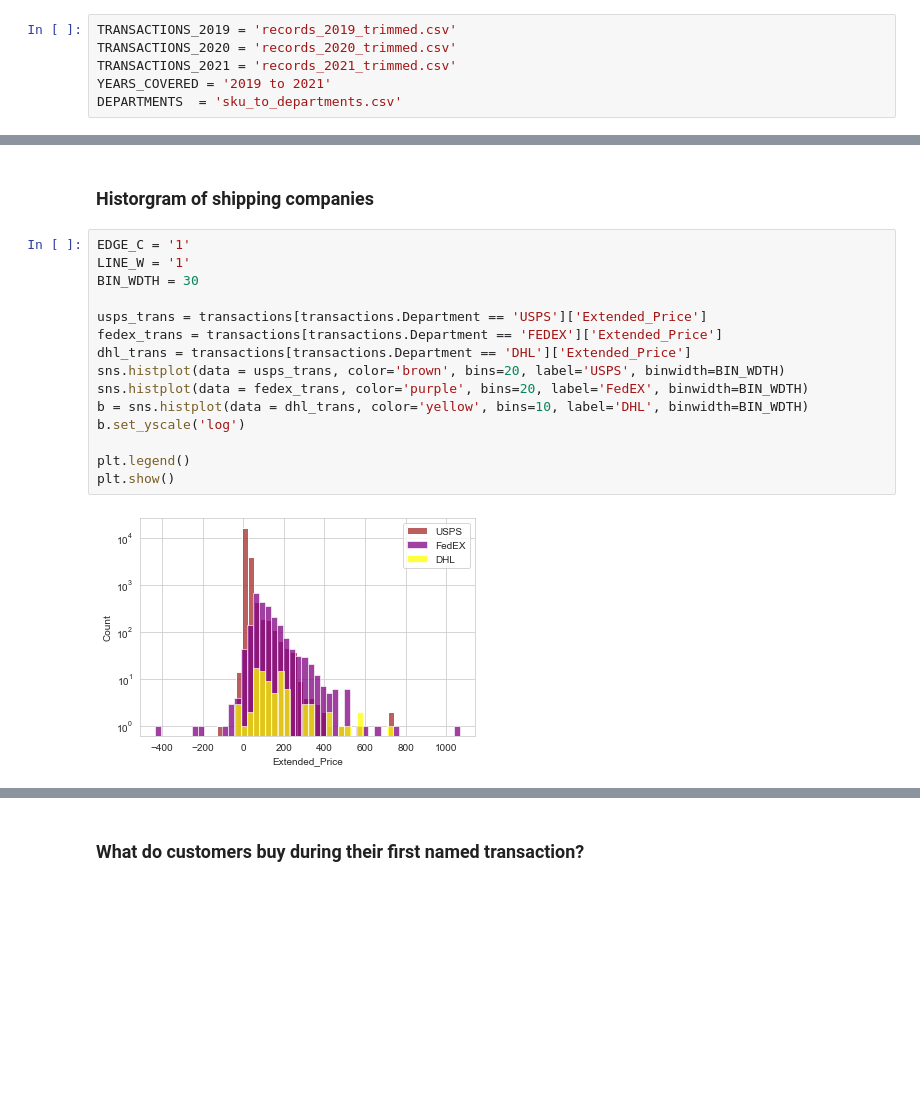
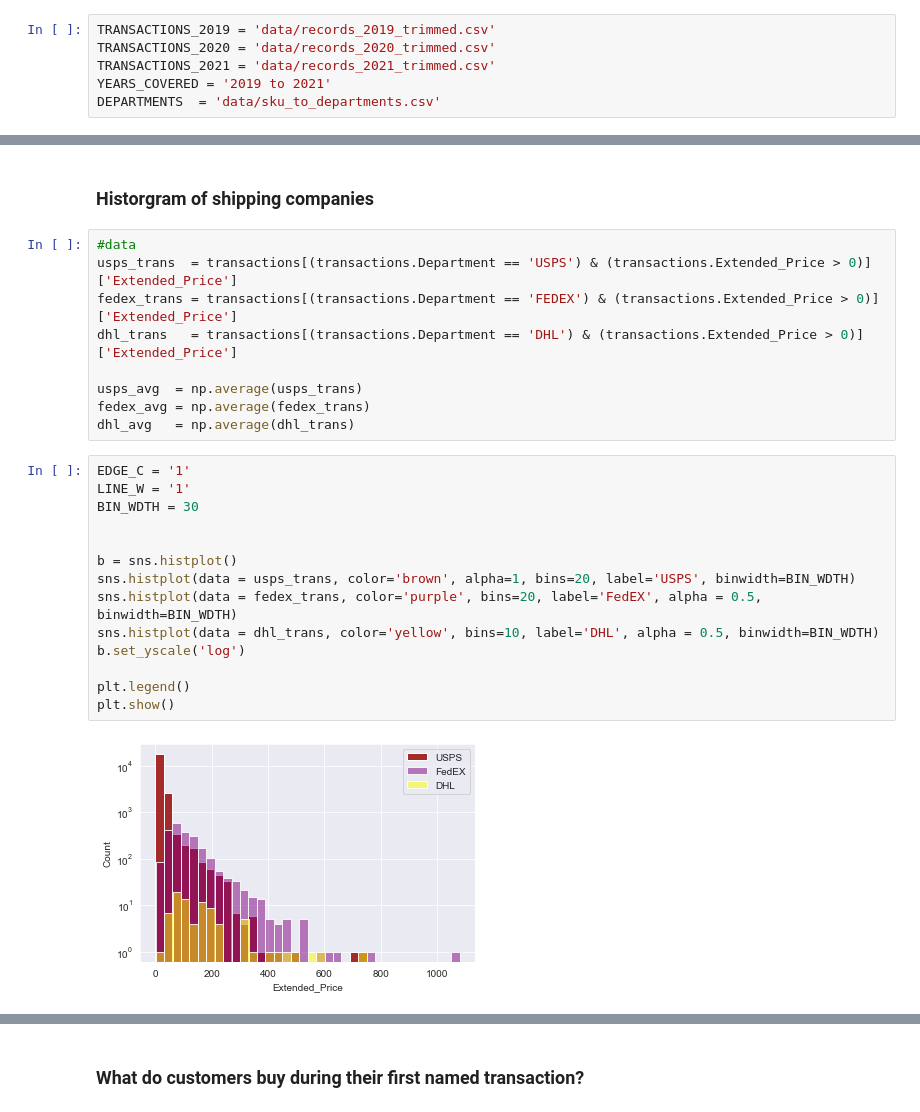
Before and after one commit to chapmanderek/ASAP-Analysis, a Jupyter notebook: asap_notebook.ipynb, the cells around one changed output, grey strips where cells are left out. Drawn from its saved outputs; the diff is of its cells as text; blank space fills up the shorter version.

```diff
--- a/asap_notebook.ipynb
+++ b/asap_notebook.ipynb
@@ -5,11 +5,11 @@
 # %% [markdown]
 ### File Paths
 # %%
-TRANSACTIONS_2019 = 'records_2019_trimmed.csv'
-TRANSACTIONS_2020 = 'records_2020_trimmed.csv'
-TRANSACTIONS_2021 = 'records_2021_trimmed.csv'
+TRANSACTIONS_2019 = 'data/records_2019_trimmed.csv'
+TRANSACTIONS_2020 = 'data/records_2020_trimmed.csv'
+TRANSACTIONS_2021 = 'data/records_2021_trimmed.csv'
 YEARS_COVERED = '2019 to 2021'
-DEPARTMENTS  = 'sku_to_departments.csv'
+DEPARTMENTS  = 'data/sku_to_departments.csv'
 # %% [markdown]
 ### Packages
 # %%
@@ -274,19 +277,27 @@ plt.show()
 # %% [markdown]
 ### Historgram of shipping companies
+# %%
+#data
+usps_trans  = transactions[(transactions.Department == 'USPS') & (transactions.Extended_Price > 0)]['Extended_Price']
+fedex_trans = transactions[(transactions.Department == 'FEDEX') & (transactions.Extended_Price > 0)]['Extended_Price']
+dhl_trans   = transactions[(transactions.Department == 'DHL') & (transactions.Extended_Price > 0)]['Extended_Price']
+
+usps_avg  = np.average(usps_trans)
+fedex_avg = np.average(fedex_trans)
+dhl_avg   = np.average(dhl_trans)
 # %%
 EDGE_C = '1'
 LINE_W = '1'
 BIN_WDTH = 30
 
-usps_trans = transactions[transactions.Department == 'USPS']['Extended_Price']
-fedex_trans = transactions[transactions.Department == 'FEDEX']['Extended_Price']
-dhl_trans = transactions[transactions.Department == 'DHL']['Extended_Price']
-sns.histplot(data = usps_trans, color='brown', bins=20, label='USPS', binwidth=BIN_WDTH)
-sns.histplot(data = fedex_trans, color='purple', bins=20, label='FedEX', binwidth=BIN_WDTH)
-b = sns.histplot(data = dhl_trans, color='yellow', bins=10, label='DHL', binwidth=BIN_WDTH)
+
+b = sns.histplot()
+sns.histplot(data = usps_trans, color='brown', alpha=1, bins=20, label='USPS', binwidth=BIN_WDTH)
+sns.histplot(data = fedex_trans, color='purple', bins=20, label='FedEX', alpha = 0.5, binwidth=BIN_WDTH)
+sns.histplot(data = dhl_trans, color='yellow', bins=10, label='DHL', alpha = 0.5, binwidth=BIN_WDTH)
 b.set_yscale('log')
 
 plt.legend()
 plt.show()
 # %% [output]
-[figure, old version]
+[figure, new version]
```
Also changed, not shown: parts of 4 cells of this notebook, 2 other files.
